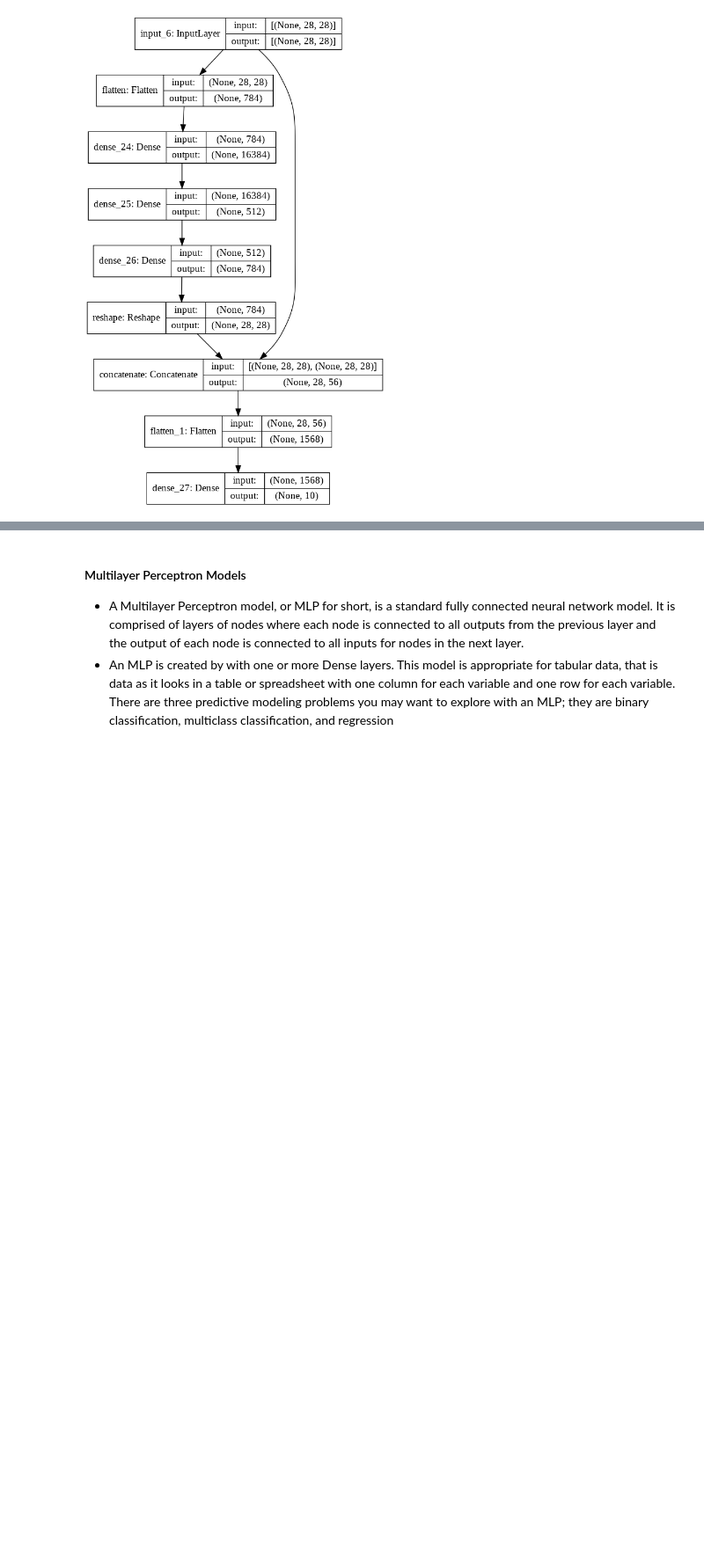
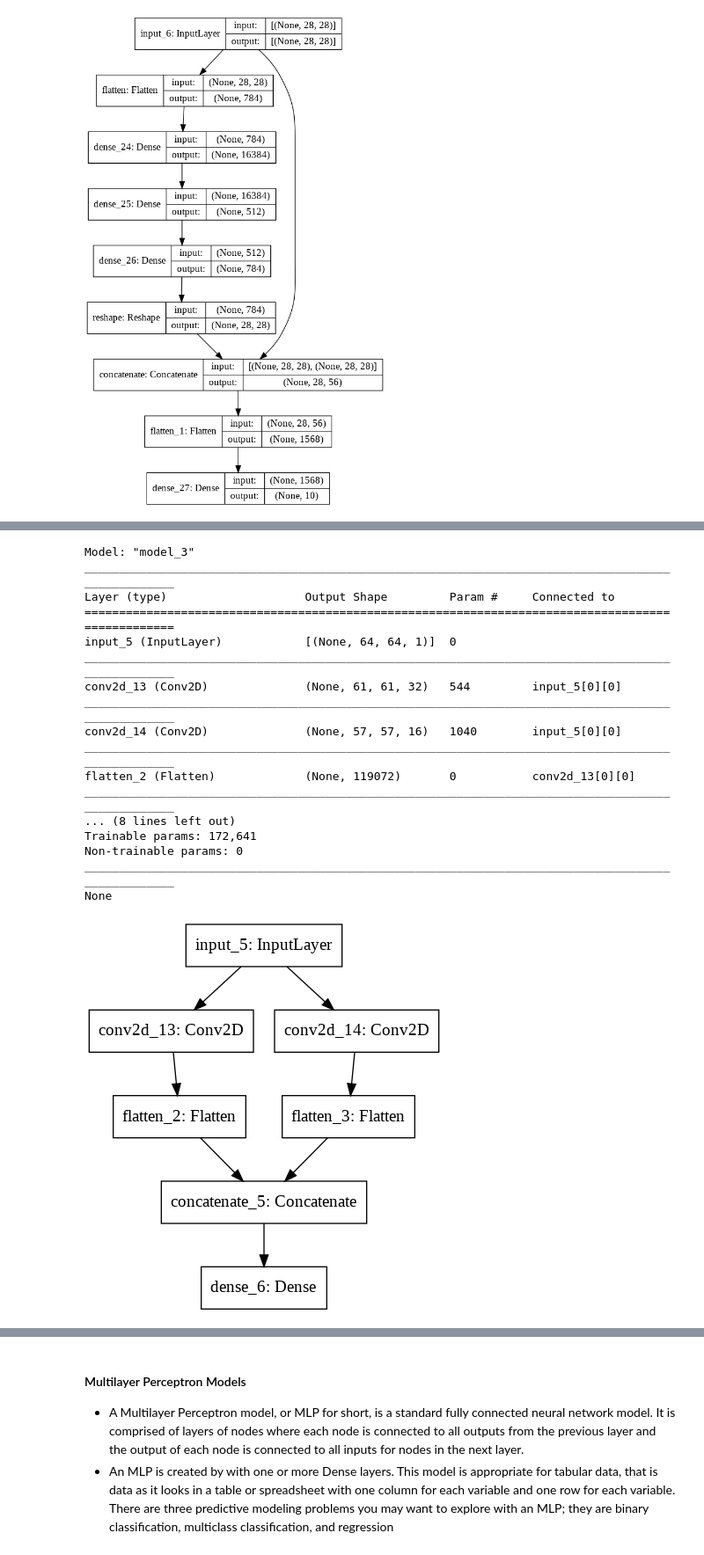
Before and after one commit to sandhyaparna/Python-DataScience-CookBook, a Jupyter notebook: Tensorflow.ipynb, the cells around one changed output, grey strips where cells are left out. Shown at 88% size. Cells and saved outputs as stored; diff of their text form; code cells hidden in the pictures; blank space fills up the shorter version.

```diff
--- a/Tensorflow.ipynb
+++ b/Tensorflow.ipynb
@@ -241,0 +315,36 @@ ________________________________________________________________________________
+# %%
+# Example of Shared layers. Shared layers are layer instances that are reused multiple times in the same model --
+#  they learn features that correspond to multiple paths in the graph-of-layers.
+visible = tf.keras.Input(shape=(64,64,1))
+
+conv1 = tf.keras.layers.Conv2D(32, kernel_size=4, activation='relu')(visible)
+flat1 = tf.keras.layers.Flatten()(conv1)
+conv2 = tf.keras.layers.Conv2D(16, kernel_size=8, activation='relu')(visible)
+flat2 = tf.keras.layers.Flatten()(conv2)
+
+merge = tf.keras.layers.concatenate([flat1, flat2])
+
+output = tf.keras.layers.Dense(1, activation='sigmoid')(merge)
+
+model = tf.keras.Model(inputs=visible, outputs=output)
+print(model.summary())
+plot_model(model, to_file='shared_input_layer.png')
+# %% [output]
+Model: "model_3"
+__________________________________________________________________________________________________
+Layer (type)                    Output Shape         Param #     Connected to
+==================================================================================================
+input_5 (InputLayer)            [(None, 64, 64, 1)]  0
+__________________________________________________________________________________________________
+conv2d_13 (Conv2D)              (None, 61, 61, 32)   544         input_5[0][0]
+__________________________________________________________________________________________________
+conv2d_14 (Conv2D)              (None, 57, 57, 16)   1040        input_5[0][0]
+__________________________________________________________________________________________________
+flatten_2 (Flatten)             (None, 119072)       0           conv2d_13[0][0]
+__________________________________________________________________________________________________
+... (8 lines left out)
+Trainable params: 172,641
+Non-trainable params: 0
+__________________________________________________________________________________________________
+None
+[figure, added]
```
Also changed, not shown: parts of 22 cells of this notebook.
